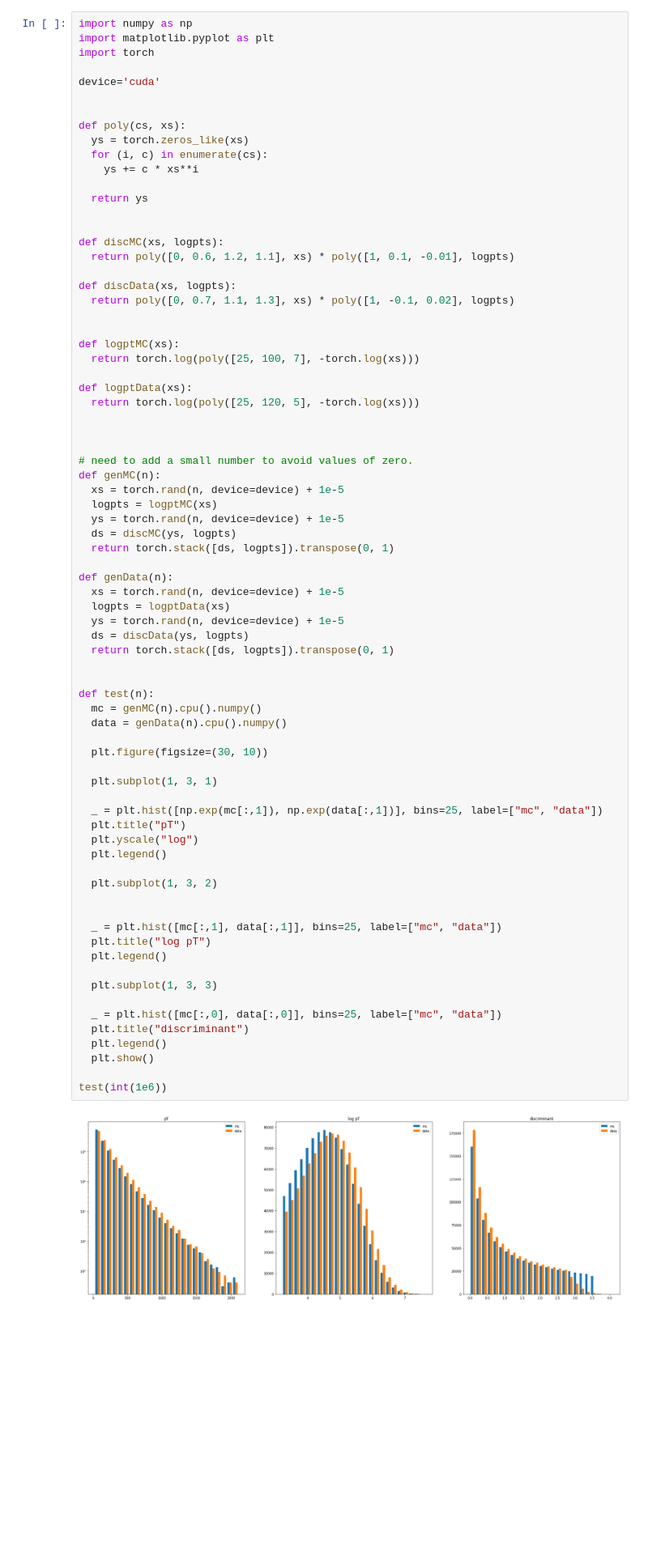
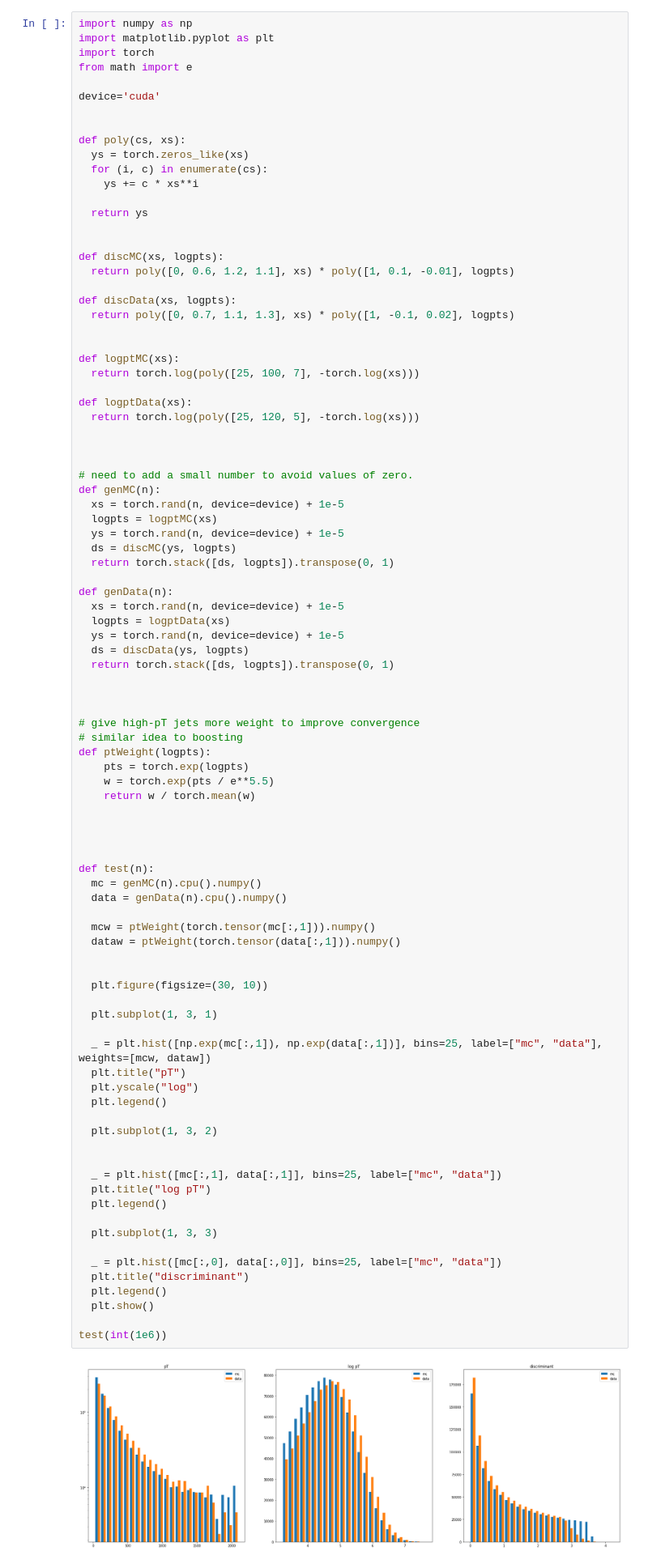
Before and after one commit to cspollard/OTCalib, a Jupyter notebook: OTCalib.ipynb, the cells around one changed output. Shown: that part at 81% size. Saved outputs shown, nothing was run; the diff lists cells and outputs as text; blank space fills up the shorter version.

```diff
--- a/OTCalib.ipynb
+++ b/OTCalib.ipynb
@@ -2,6 +2,7 @@
 import numpy as np
 import matplotlib.pyplot as plt
 import torch
+from math import e
 
 device='cuda'
 
@@ -45,36 +46,51 @@ def genData(n):
   return torch.stack([ds, logpts]).transpose(0, 1)
 
 
+
+# give high-pT jets more weight to improve convergence
+# similar idea to boosting
+def ptWeight(logpts):
+    pts = torch.exp(logpts)
+    w = torch.exp(pts / e**5.5)
+    return w / torch.mean(w)
+
+
+
+
 def test(n):
   mc = genMC(n).cpu().numpy()
   data = genData(n).cpu().numpy()
+
+  mcw = ptWeight(torch.tensor(mc[:,1])).numpy()
+  dataw = ptWeight(torch.tensor(data[:,1])).numpy()
+
 
   plt.figure(figsize=(30, 10))
 
   plt.subplot(1, 3, 1)
 
-  _ = plt.hist([np.exp(mc[:,1]), np.exp(data[:,1])], bins=25, label=["mc", "data"])
+  _ = plt.hist([np.exp(mc[:,1]), np.exp(data[:,1])], bins=25, label=["mc", "data"], weights=[mcw, dataw])
   plt.title("pT")
   plt.yscale("log")
   plt.legend()
 
   plt.subplot(1, 3, 2)
 
 
   _ = plt.hist([mc[:,1], data[:,1]], bins=25, label=["mc", "data"])
   plt.title("log pT")
   plt.legend()
 
   plt.subplot(1, 3, 3)
 
   _ = plt.hist([mc[:,0], data[:,0]], bins=25, label=["mc", "data"])
   plt.title("discriminant")
   plt.legend()
   plt.show()
 
 test(int(1e6))
 # %% [output]
-[figure, old version]
+[figure, new version]
 # %%
 import torch.nn as nn
 from collections import OrderedDict
```
Also changed, not shown: parts of 3 cells of this notebook, 1 other file.
